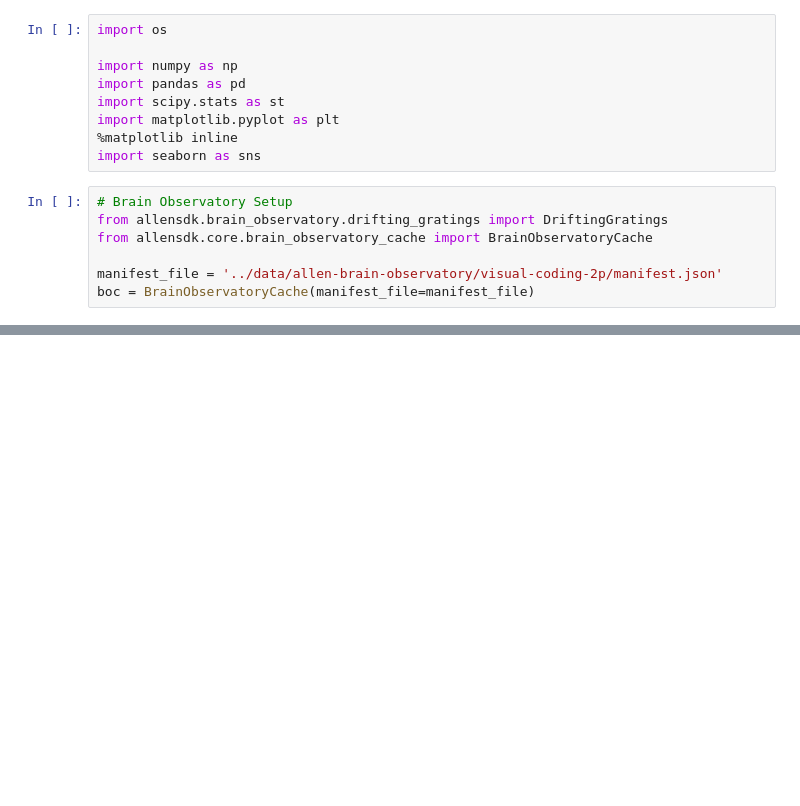
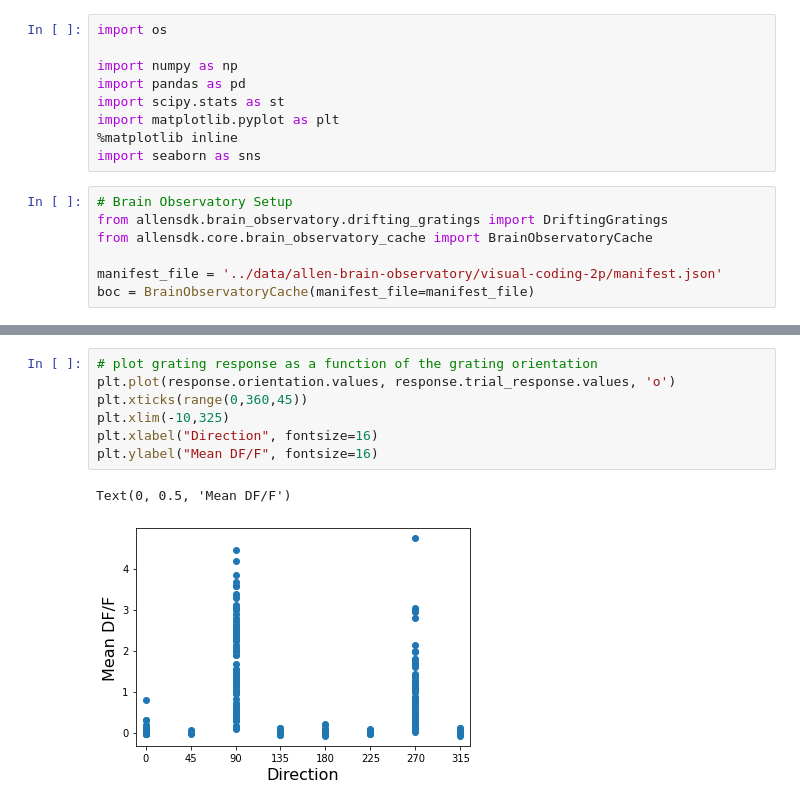
Before and after one commit to AllenSWDB/TReND_2024, a Jupyter notebook: code/Day 2-tunining variability.ipynb, the cells around one changed output, grey strips where cells are left out. Drawn from its saved outputs; the diff is of its cells as text; blank space fills up the shorter version.

```diff
--- a/code/Day 2-tunining variability.ipynb
+++ b/code/Day 2-tunining variability.ipynb
@@ -42,0 +71,10 @@ data_set = boc.get_ophys_experiment_data(ophys_experiment_id=session_id)
+# %%
+# plot grating response as a function of the grating orientation
+plt.plot(response.orientation.values, response.trial_response.values, 'o')
+plt.xticks(range(0,360,45))
+plt.xlim(-10,325)
+plt.xlabel("Direction", fontsize=16)
+plt.ylabel("Mean DF/F", fontsize=16)
+# %% [output]
+Text(0, 0.5, 'Mean DF/F')
+[figure, added]
```
Also changed, not shown: parts of 30 cells of this notebook, 2 other files.
